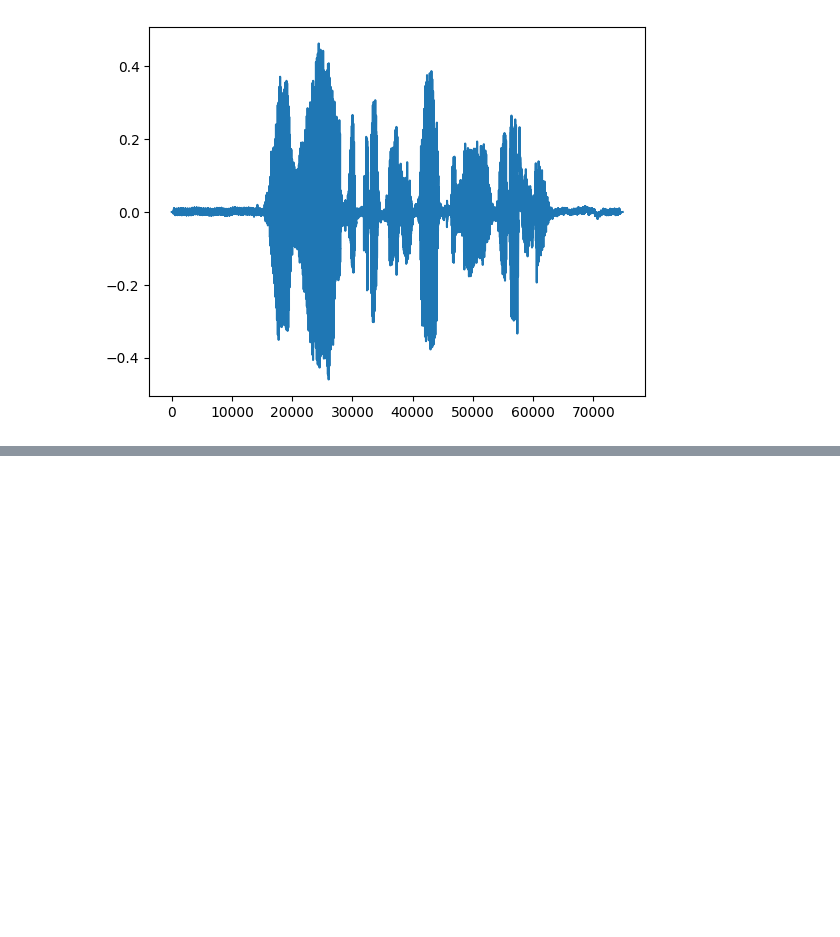
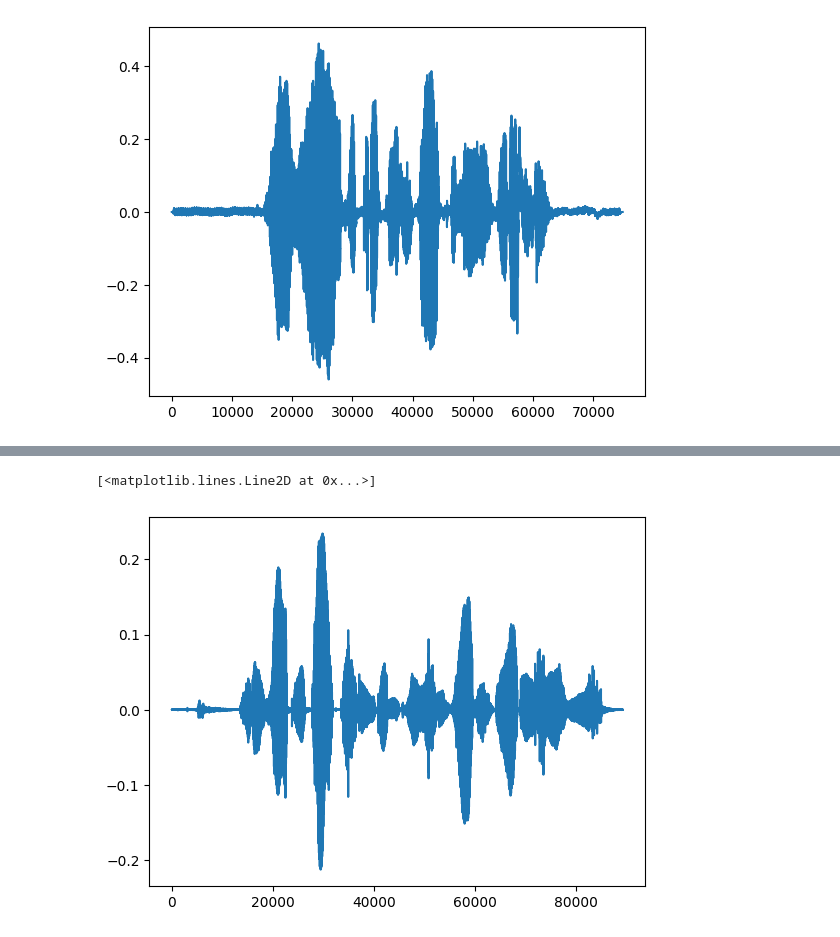
Before and after one commit to cassuci/adf-detector, a Jupyter notebook: 2-autoencoder-experiment.ipynb, the cells around one changed output, grey strips where cells are left out. Saved outputs shown, nothing was run; the diff lists cells and outputs as text; code cells hidden in the pictures; blank space fills up the shorter version.

```diff
--- a/2-autoencoder-experiment.ipynb
+++ b/2-autoencoder-experiment.ipynb
@@ -159,0 +193,20 @@ plt.imshow(spectrogram[0])
+# %%
+import soundfile as sf  # Soundfile library for saving the WAV file
+def mel_spectrogram_to_audio(mel_spectrogram, max_length=4*22500, sr=22500):
+    # Inverse of power_to_db
+    mel_spectrogram = librosa.db_to_power(mel_spectrogram)
+    # Inverse of melspectrogram
+    y = librosa.feature.inverse.mel_to_audio(mel_spectrogram, sr=sr)
+
+    return y
+
+# Example usage
+spectrogram = audio_to_mel_spectrogram(audio_files[0]).reshape((1, 128, 176, 1))
+spectrogram = (spectrogram+80)/80
+out_spectre = autoencoder.predict(spectrogram)
+out_spectre = (out_spectre*80)-80
+out_spectre = out_spectre.reshape((128, 176))
+reconstructed_audio = mel_spectrogram_to_audio(out_spectre) #* 1e3
+y, sr = librosa.load(audio_files[0], sr=22500, duration=112500)
+plt.plot(y)
+# %% [output]
@@ -159,0 +214,2 @@ plt.imshow(spectrogram[0])
+[<matplotlib.lines.Line2D at 0x...>]
+[figure, added]
```
Also changed, not shown: parts of 16 cells of this notebook.
